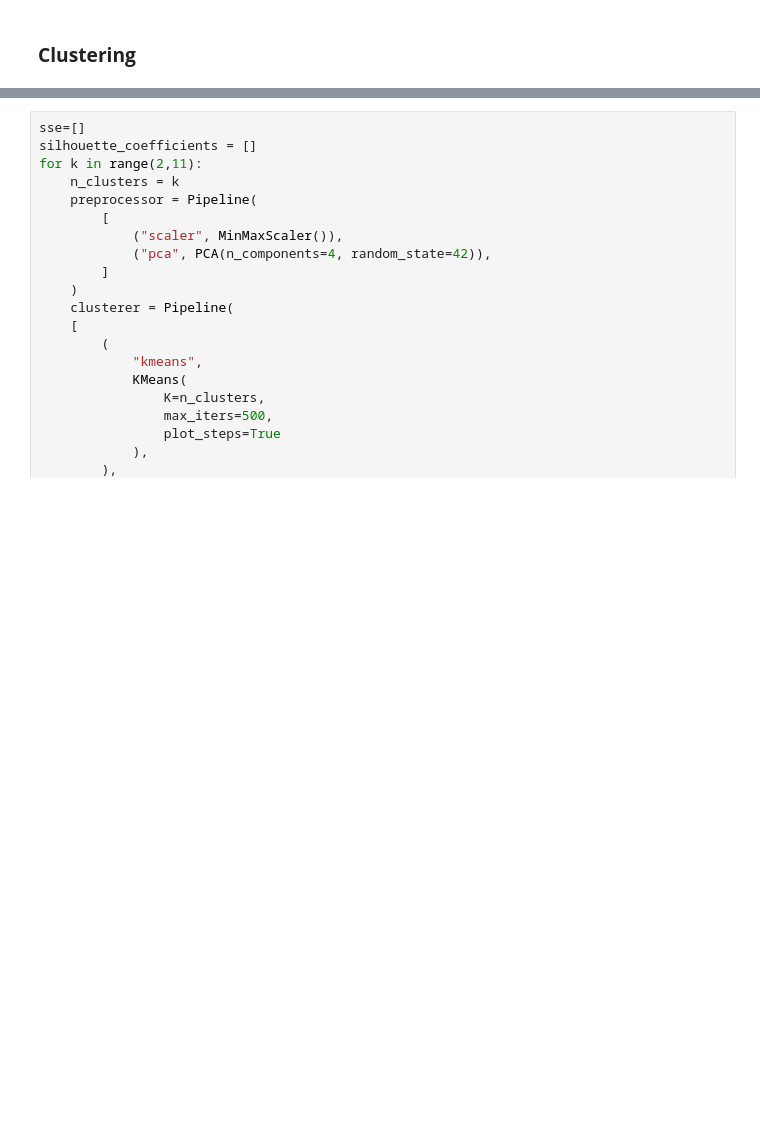
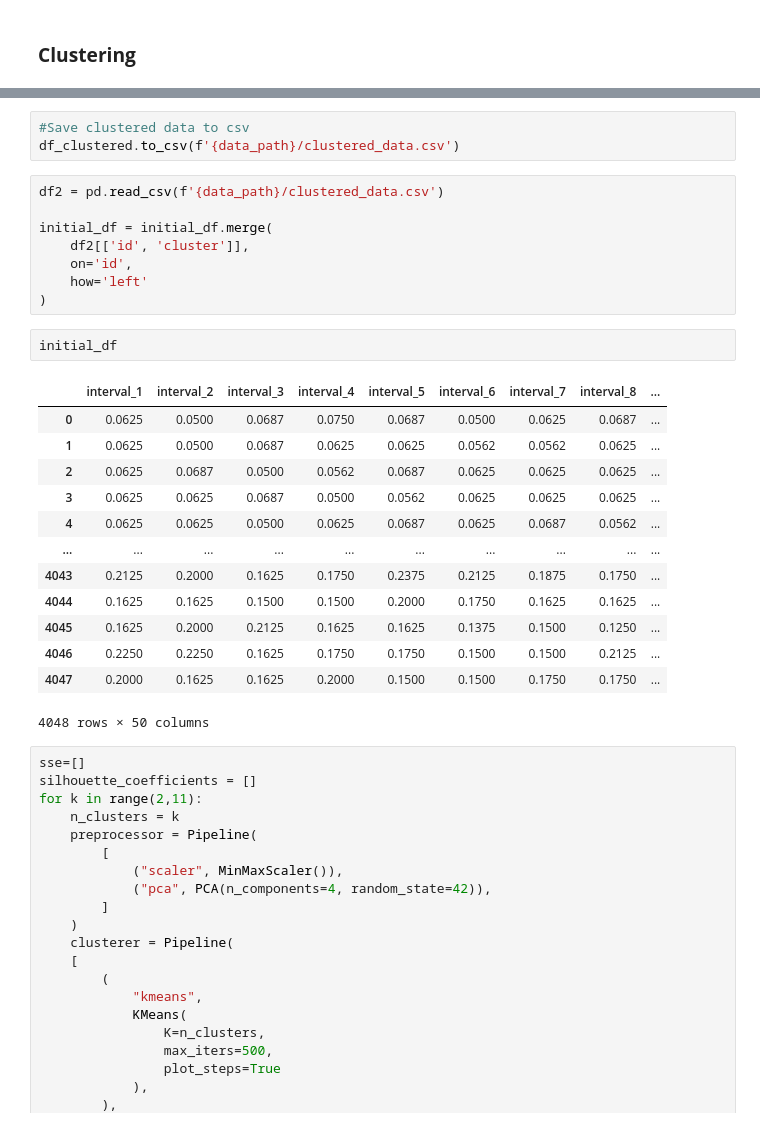
Before and after one commit to auvarifqi/tugas-besar-2-ai-lanjut, a Jupyter notebook: main-combine.ipynb, the cells around one changed output, grey strips where cells are left out. Drawn from its saved outputs; the diff is of its cells as text; blank space fills up the shorter version.

```diff
--- a/main-combine.ipynb
+++ b/main-combine.ipynb
@@ -289,3 +363,30 @@ pipe = Pipeline(
+# %%
+#Save clustered data to csv
+df_clustered.to_csv(f'{data_path}/clustered_data.csv')
+# %%
+df2 = pd.read_csv(f'{data_path}/clustered_data.csv')
+
+initial_df = initial_df.merge(
+    df2[['id', 'cluster']],
+    on='id',
+    how='left'
+)
+# %%
+initial_df
+# %% [output]
+|  | interval_1 | interval_2 | interval_3 | interval_4 | interval_5 | interval_6 | interval_7 | interval_8 | ... |
+| 0 | 0.0625 | 0.0500 | 0.0687 | 0.0750 | 0.0687 | 0.0500 | 0.0625 | 0.0687 | ... |
+| 1 | 0.0625 | 0.0500 | 0.0687 | 0.0625 | 0.0625 | 0.0562 | 0.0562 | 0.0625 | ... |
+| 2 | 0.0625 | 0.0687 | 0.0500 | 0.0562 | 0.0687 | 0.0625 | 0.0625 | 0.0625 | ... |
+| 3 | 0.0625 | 0.0625 | 0.0687 | 0.0500 | 0.0562 | 0.0625 | 0.0625 | 0.0625 | ... |
+| 4 | 0.0625 | 0.0625 | 0.0500 | 0.0625 | 0.0687 | 0.0625 | 0.0687 | 0.0562 | ... |
+| ... | ... | ... | ... | ... | ... | ... | ... | ... | ... |
+| 4043 | 0.2125 | 0.2000 | 0.1625 | 0.1750 | 0.2375 | 0.2125 | 0.1875 | 0.1750 | ... |
+| 4044 | 0.1625 | 0.1625 | 0.1500 | 0.1500 | 0.2000 | 0.1750 | 0.1625 | 0.1625 | ... |
+| 4045 | 0.1625 | 0.2000 | 0.2125 | 0.1625 | 0.1625 | 0.1375 | 0.1500 | 0.1250 | ... |
+| 4046 | 0.2250 | 0.2250 | 0.1625 | 0.1750 | 0.1750 | 0.1500 | 0.1500 | 0.2125 | ... |
+| 4047 | 0.2000 | 0.1625 | 0.1625 | 0.2000 | 0.1500 | 0.1500 | 0.1750 | 0.1750 | ... |
+4048 rows × 50 columns
 # %%
 sse=[]
 silhouette_coefficients = []
```
Also changed, not shown: parts of 8 cells of this notebook, 2 other files.
